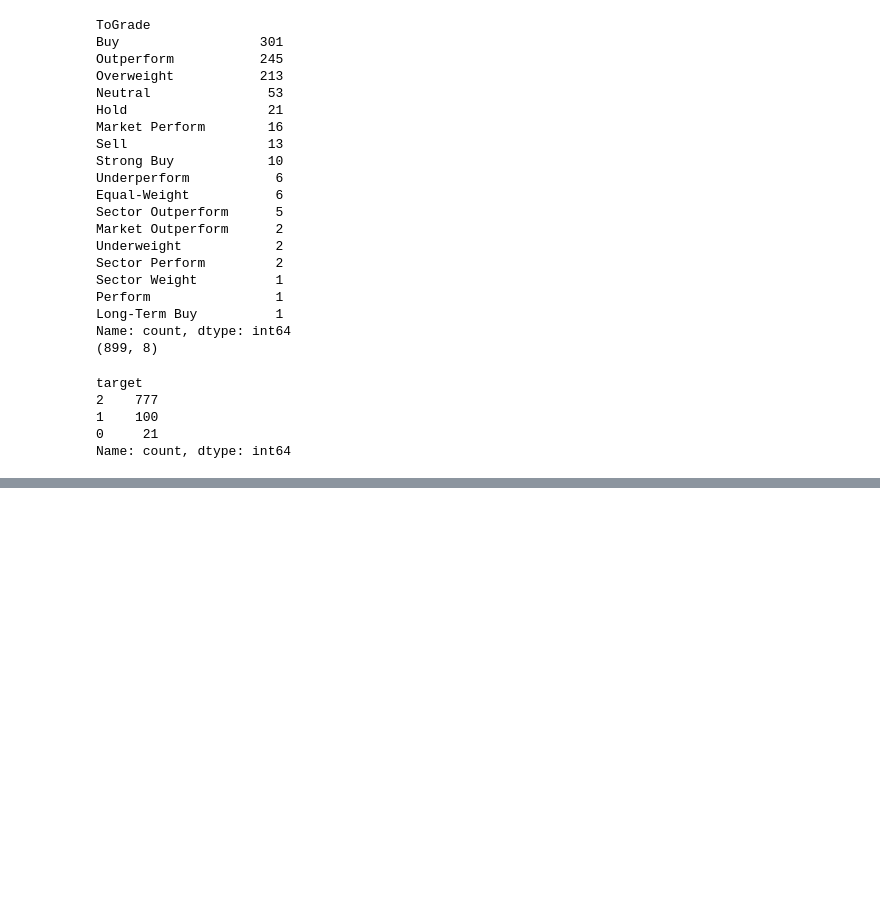
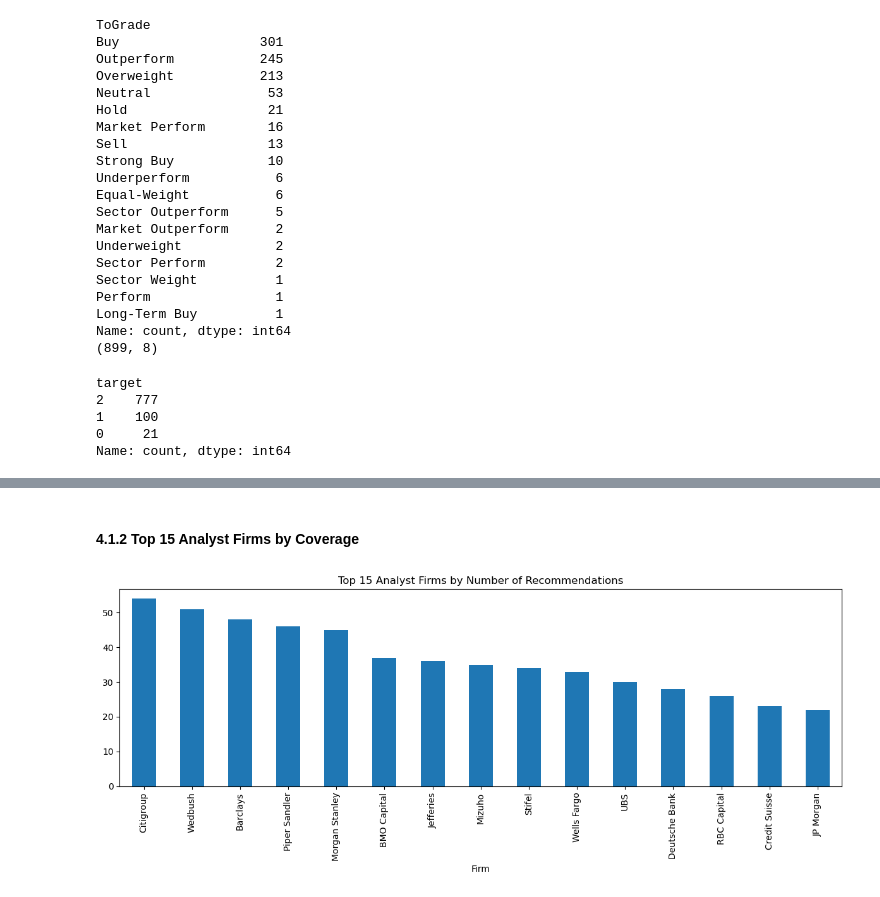
Before and after one commit to abdallahh07/Microsoft-analyst-recommendation-prediction, a Jupyter notebook: research.ipynb, the cells around one changed output, grey strips where cells are left out. Saved outputs shown, nothing was run; the diff lists cells and outputs as text; code cells hidden in the pictures; blank space fills up the shorter version.

```diff
--- a/research.ipynb
+++ b/research.ipynb
@@ -342,0 +381,10 @@ Name: count, dtype: int64
+# %% [markdown]
+#### 4.1.2 Top 15 Analyst Firms by Coverage
+# %%
+top_firms = upgrades_downgrades["Firm"].value_counts().head(15)
+top_firms.plot(kind="bar", figsize=(12, 5), title="Top 15 Analyst Firms by Number of Recommendations")
+plt.tight_layout()
+plt.savefig("charts/top_firms.png", dpi=150, bbox_inches="tight")
+plt.show()
+# %% [output]
+[figure, added]
```
Also changed, not shown: parts of 21 cells of this notebook, 9 other files.
